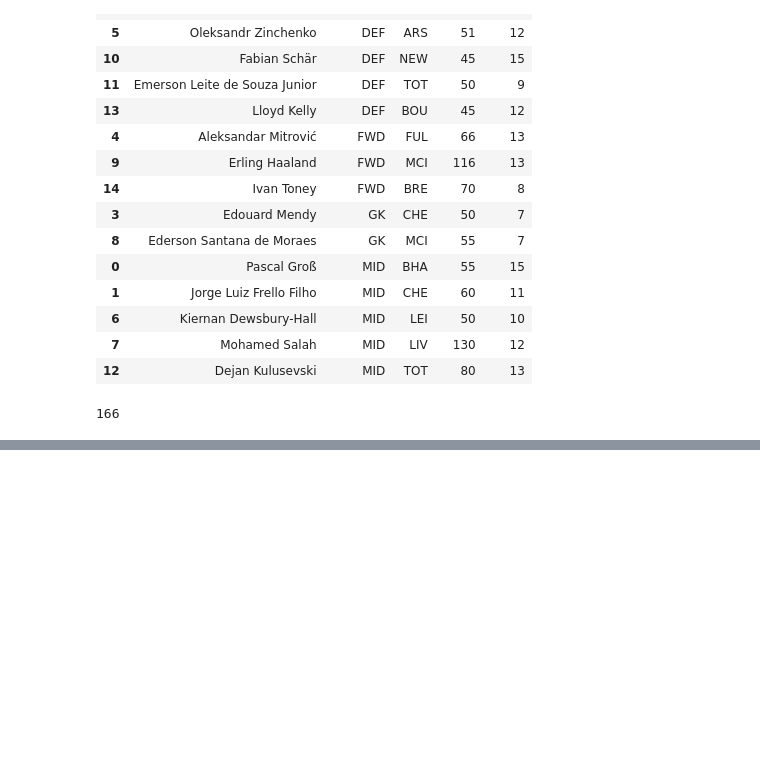
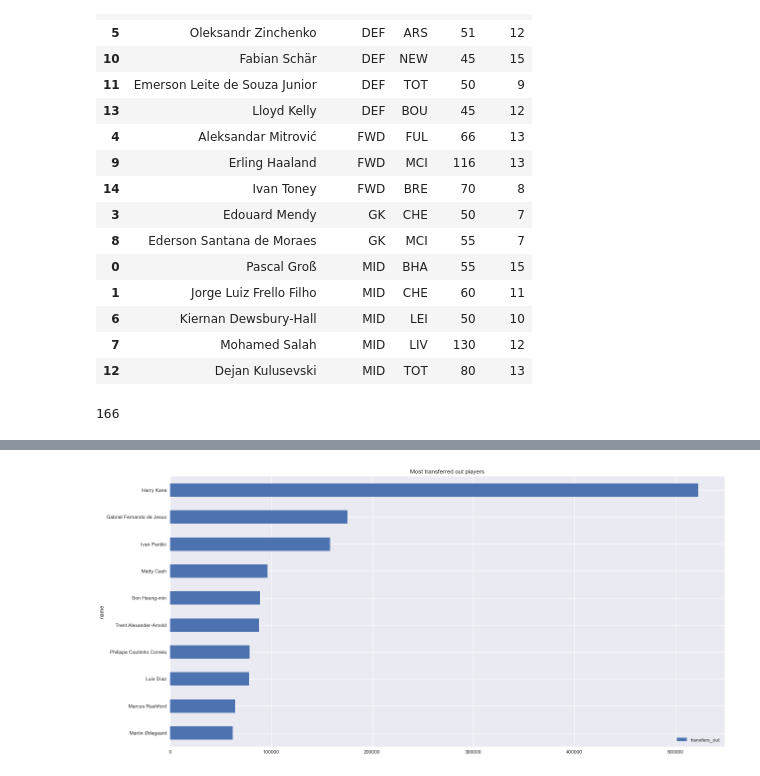
Before and after one commit to nahomfix/fpl-lp, a Jupyter notebook: fpl.ipynb, the cells around one changed output, grey strips where cells are left out. Saved outputs shown, nothing was run; the diff lists cells and outputs as text; code cells hidden in the pictures; blank space fills up the shorter version.

```diff
--- a/fpl.ipynb
+++ b/fpl.ipynb
@@ -220,0 +239,4 @@ constraint_pretty = " + ".join( re.findall('[0-9\.]*\*1.0', constraint) )
+# %%
+df_modify.sort_values(by="transfers_out", ascending=False).nlargest(n=10, columns="transfers_out").plot(kind="barh", x="name", y="transfers_out", figsize=(20, 10), title="Most transferred out players").invert_yaxis()
+# %% [output]
+[figure, added]
```
Also changed, not shown: parts of 6 cells of this notebook.
